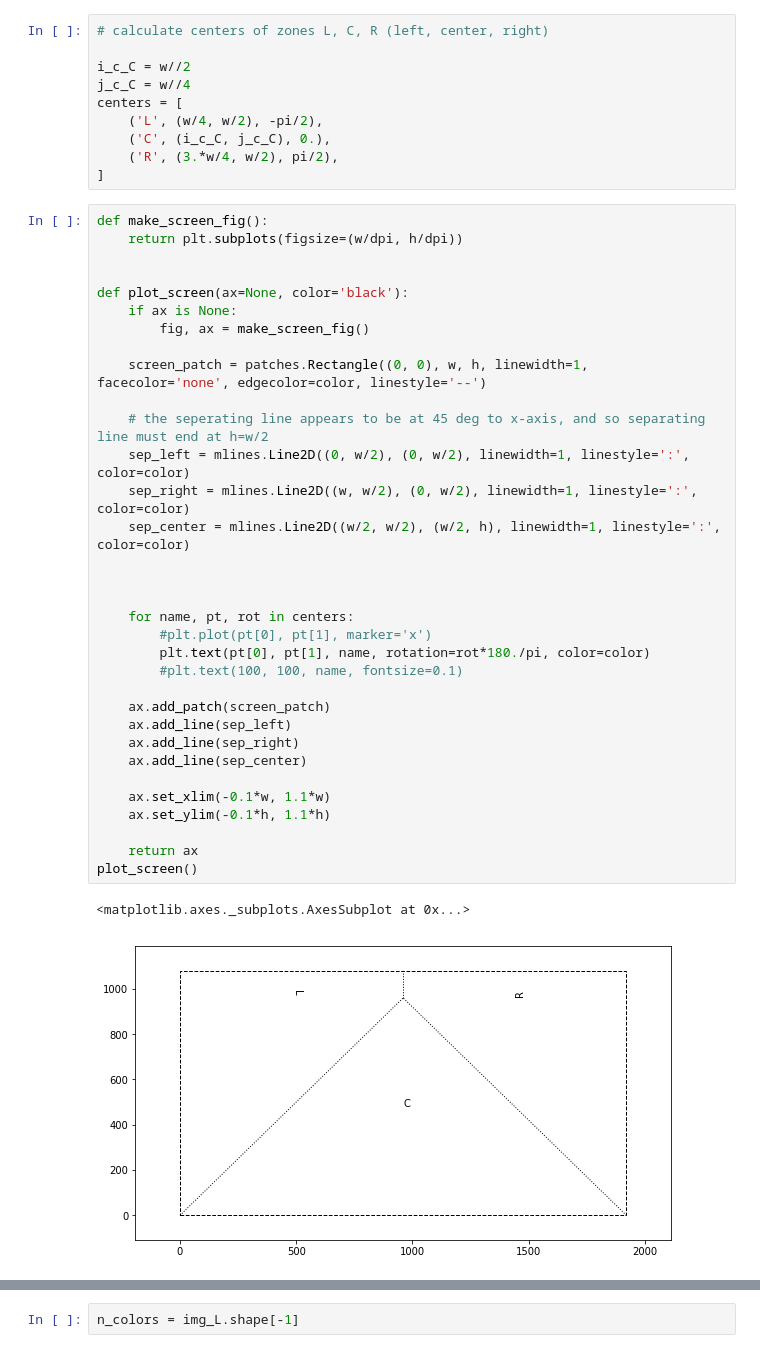
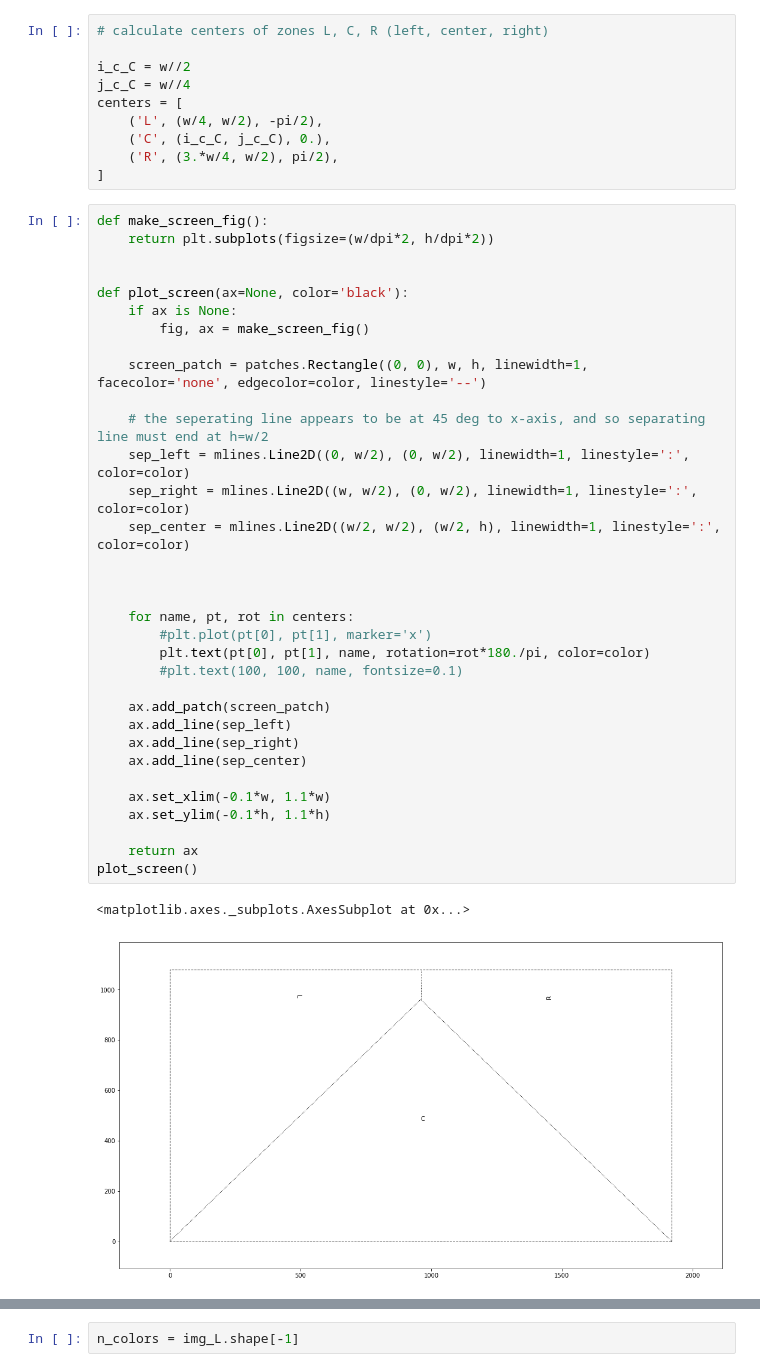
Before and after one commit to leifdenby/dreamoc-stitcher, a Jupyter notebook: notebooks/stitching images.ipynb, the cells around one changed output, grey strips where cells are left out. Saved outputs shown, nothing was run; the diff lists cells and outputs as text.

```diff
--- a/notebooks/stitching images.ipynb
+++ b/notebooks/stitching images.ipynb
@@ -23,38 +23,38 @@ centers = [
 ]
 # %%
 def make_screen_fig():
-    return plt.subplots(figsize=(w/dpi, h/dpi))
+    return plt.subplots(figsize=(w/dpi*2, h/dpi*2))
 
 
 def plot_screen(ax=None, color='black'):
     if ax is None:
         fig, ax = make_screen_fig()
 
     screen_patch = patches.Rectangle((0, 0), w, h, linewidth=1, facecolor='none', edgecolor=color, linestyle='--')
 
     # the seperating line appears to be at 45 deg to x-axis, and so separating line must end at h=w/2
     sep_left = mlines.Line2D((0, w/2), (0, w/2), linewidth=1, linestyle=':', color=color)
     sep_right = mlines.Line2D((w, w/2), (0, w/2), linewidth=1, linestyle=':', color=color)
     sep_center = mlines.Line2D((w/2, w/2), (w/2, h), linewidth=1, linestyle=':', color=color)
 
 
 
     for name, pt, rot in centers:
         #plt.plot(pt[0], pt[1], marker='x')
         plt.text(pt[0], pt[1], name, rotation=rot*180./pi, color=color)
         #plt.text(100, 100, name, fontsize=0.1)
 
     ax.add_patch(screen_patch)
     ax.add_line(sep_left)
     ax.add_line(sep_right)
     ax.add_line(sep_center)
 
     ax.set_xlim(-0.1*w, 1.1*w)
     ax.set_ylim(-0.1*h, 1.1*h)
 
     return ax
 plot_screen()
 # %% [output]
 <matplotlib.axes._subplots.AxesSubplot at 0x...>
-[figure, old version]
+[figure, new version]
 # %%
```
Also changed, not shown: parts of 9 cells of this notebook, 15 other files.
